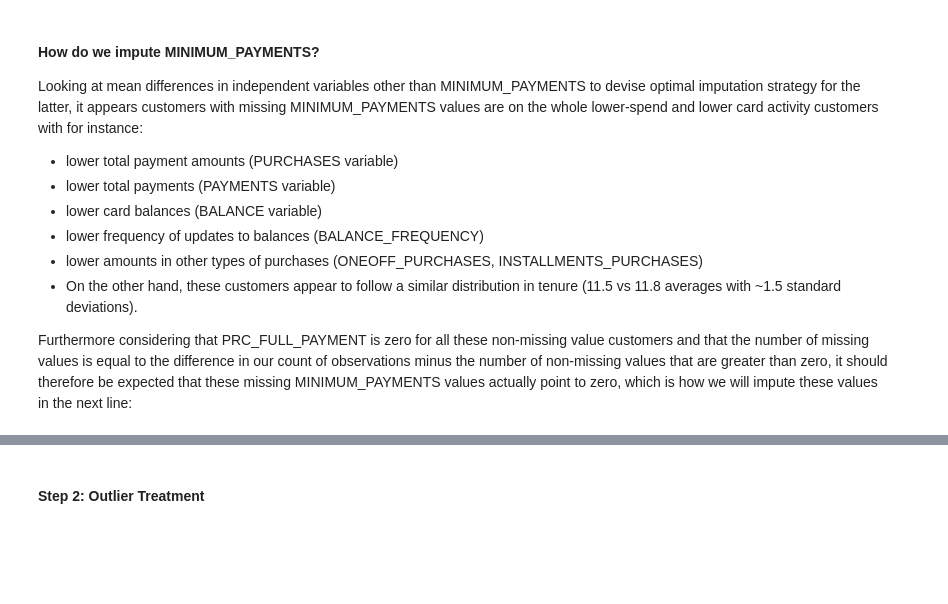
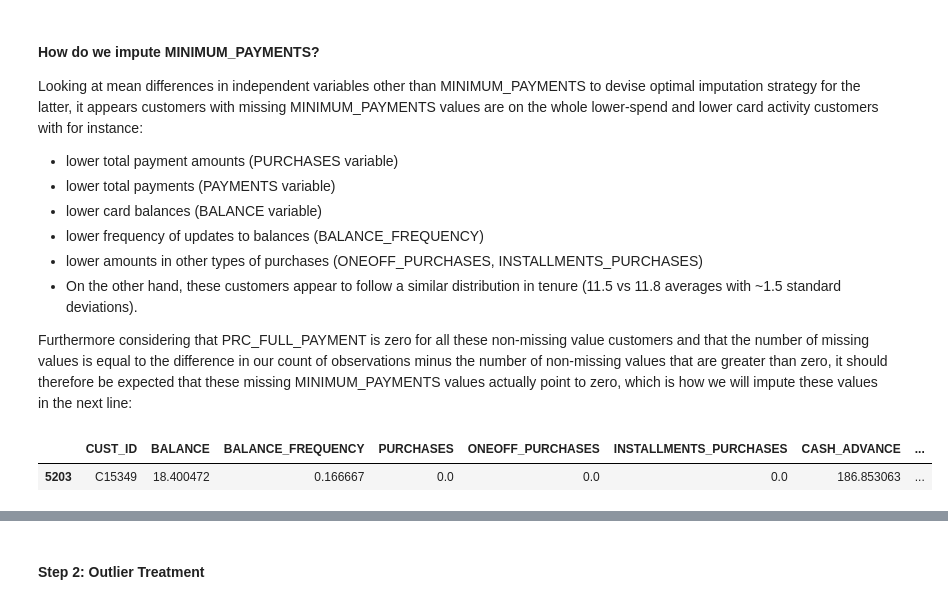
Before and after one commit to philippe-heitzmann/CC_Customers_Unsupervised_Clustering, a Jupyter notebook: Credit_Card_Unsupervised_Clustering.ipynb, the cells around one changed output, grey strips where cells are left out. Saved outputs shown, nothing was run; the diff lists cells and outputs as text; code cells hidden in the pictures; blank space fills up the shorter version.

```diff
--- a/Credit_Card_Unsupervised_Clustering.ipynb
+++ b/Credit_Card_Unsupervised_Clustering.ipynb
@@ -230,4 +208,9 @@ of missing values is equal to the difference in our count of observations minus
 that these missing MINIMUM_PAYMENTS values actually point to zero, which is how we will impute these values in the next line:
 # %%
 #imputing missing MINIMUM_PAYMENTS values to zero
-df.fillna(0, inplace = True)
+df['MINIMUM_PAYMENTS'] = df['MINIMUM_PAYMENTS'].fillna(0)
+# %%
+df.loc[df['CREDIT_LIMIT'].isna()]
+# %% [output]
+|  | CUST_ID | BALANCE | BALANCE_FREQUENCY | PURCHASES | ONEOFF_PURCHASES | INSTALLMENTS_PURCHASES | CASH_ADVANCE | ... |
+| 5203 | C15349 | 18.400472 | 0.166667 | 0.0 | 0.0 | 0.0 | 186.853063 | ... |
```
Also changed, not shown: parts of 26 cells of this notebook.
